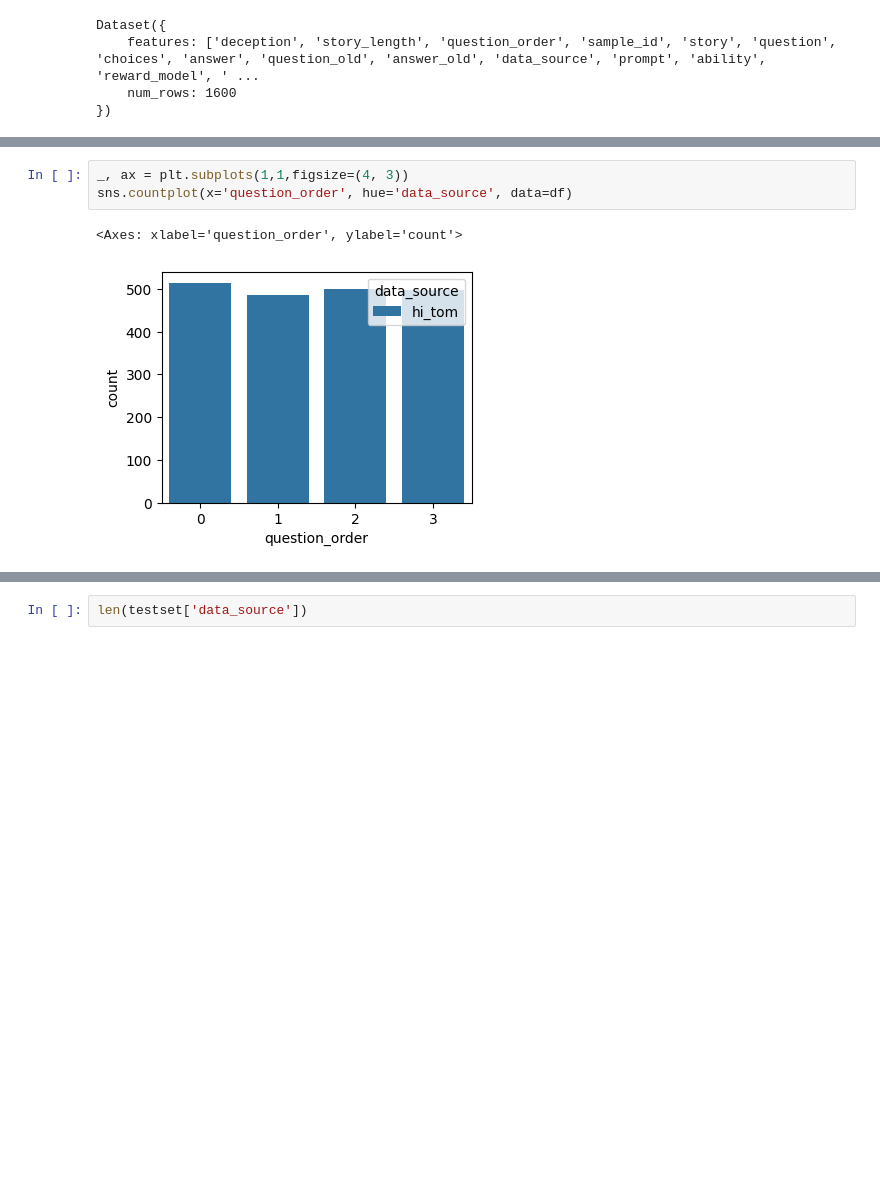
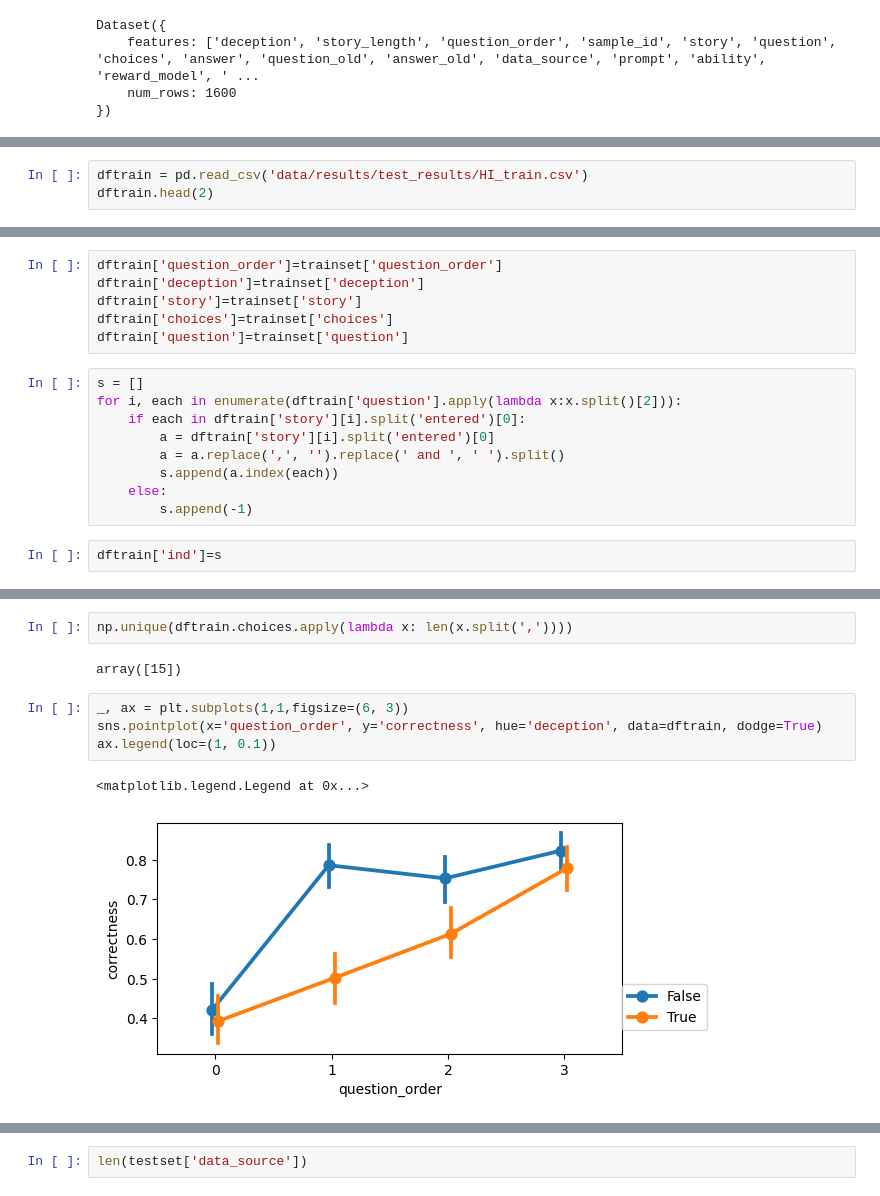
Before and after one commit to zhebushipinyin/Tom-RL, a Jupyter notebook: SimpleGRPO/Evaluation copy.ipynb, the cells around one changed output, grey strips where cells are left out. Cells and saved outputs as stored; diff of their text form; blank space fills up the shorter version.

Commit message:
uodate data

```diff
--- a/SimpleGRPO/Evaluation copy.ipynb
+++ b/SimpleGRPO/Evaluation copy.ipynb
@@ -175,0 +147,3 @@ df = df.fillna(0)
+# %%
+dftrain = pd.read_csv('data/results/test_results/HI_train.csv')
+dftrain.head(2)
@@ -175,0 +154,17 @@ df = df.fillna(0)
+# %%
+dftrain['question_order']=trainset['question_order']
+dftrain['deception']=trainset['deception']
+dftrain['story']=trainset['story']
+dftrain['choices']=trainset['choices']
+dftrain['question']=trainset['question']
+# %%
+s = []
+for i, each in enumerate(dftrain['question'].apply(lambda x:x.split()[2])):
+    if each in dftrain['story'][i].split('entered')[0]:
+        a = dftrain['story'][i].split('entered')[0]
+        a = a.replace(',', '').replace(' and ', ' ').split()
+        s.append(a.index(each))
+    else:
+        s.append(-1)
+# %%
+dftrain['ind']=s
@@ -176,6 +176,11 @@ df = df.fillna(0)
+# %%
+np.unique(dftrain.choices.apply(lambda x: len(x.split(','))))
+# %% [output]
+array([15])
 # %%
-_, ax = plt.subplots(1,1,figsize=(4, 3))
-sns.countplot(x='question_order', hue='data_source', data=df)
+_, ax = plt.subplots(1,1,figsize=(6, 3))
+sns.pointplot(x='question_order', y='correctness', hue='deception', data=dftrain, dodge=True)
+ax.legend(loc=(1, 0.1))
 # %% [output]
-<Axes: xlabel='question_order', ylabel='count'>
+<matplotlib.legend.Legend at 0x...>
-[figure, old version]
+[figure, new version]
```
Also changed, not shown: parts of 86 cells of this notebook, 22 other files.
